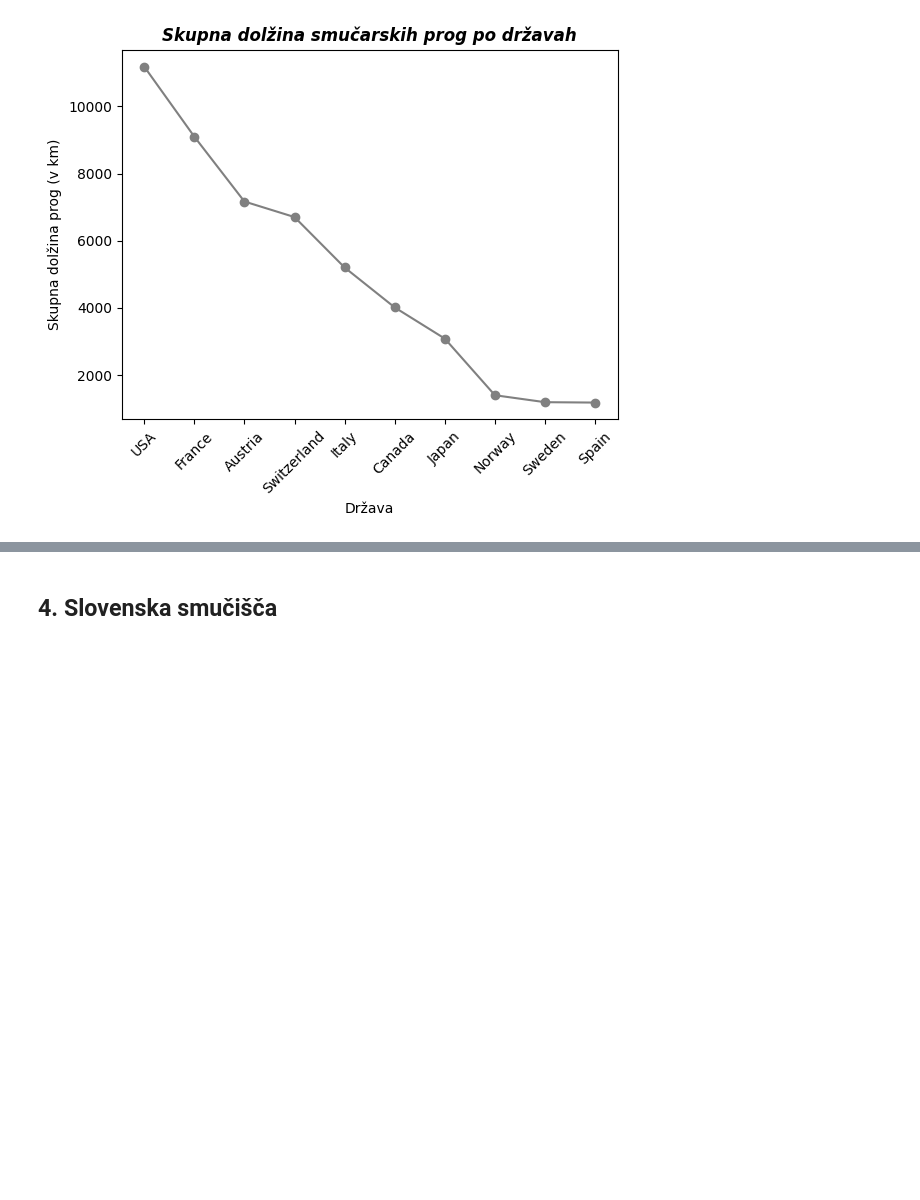
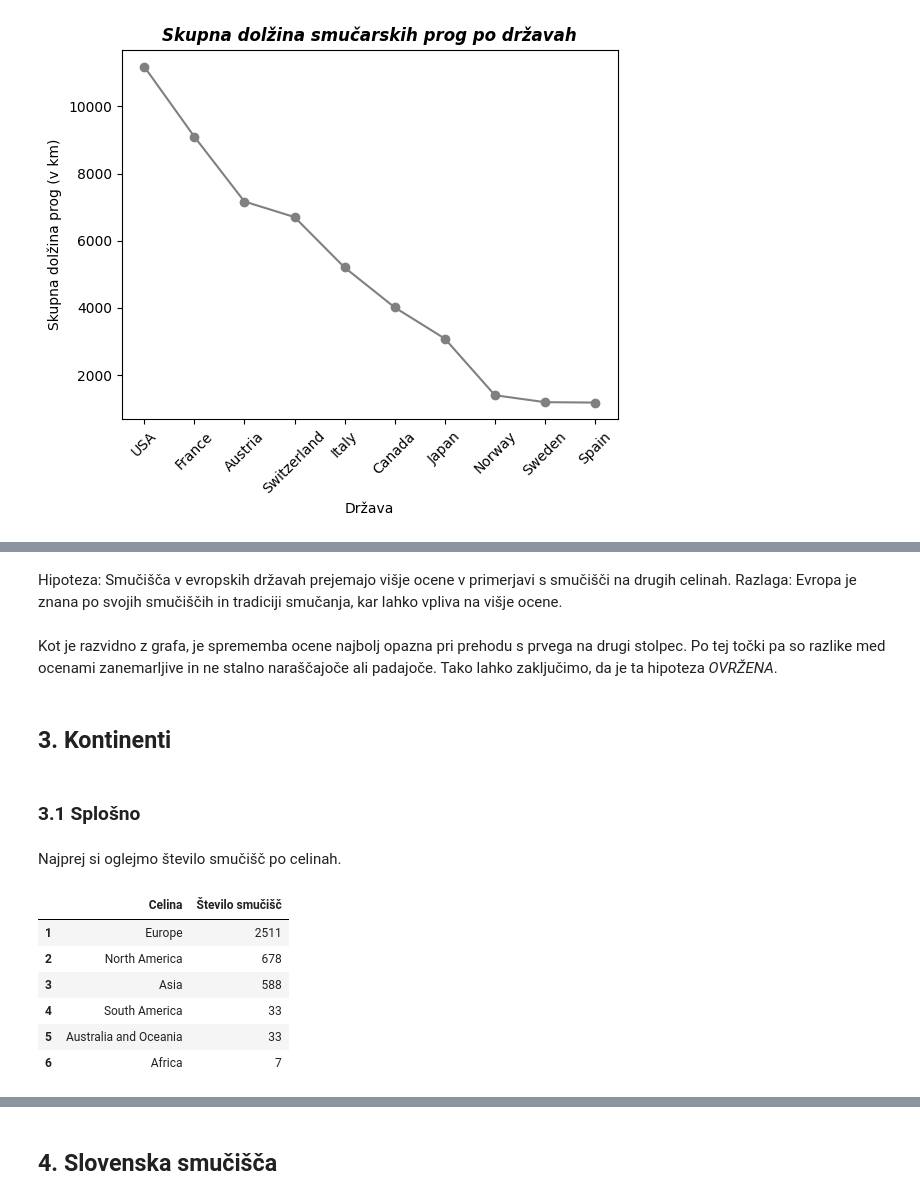
Before and after one commit to NejcZibret/ProjektnaNaloga2024, a Jupyter notebook: analiza.ipynb, the cells around one changed output, grey strips where cells are left out. Saved outputs shown, nothing was run; the diff lists cells and outputs as text; code cells hidden in the pictures; blank space fills up the shorter version.

```diff
--- a/analiza.ipynb
+++ b/analiza.ipynb
@@ -518,0 +550,24 @@ Predpostavljamo, da smučišča, ki se nahajajo v bolj znanih ali večjih smuča
+# %% [markdown]
+Hipoteza: Smučišča v evropskih državah prejemajo višje ocene v primerjavi s smučišči na drugih celinah.
+Razlaga: Evropa je znana po svojih smučiščih in tradiciji smučanja, kar lahko vpliva na višje ocene.
+# %% [markdown]
+Kot je razvidno z grafa, je sprememba ocene najbolj opazna pri prehodu s prvega na drugi stolpec. Po tej točki pa so razlike med ocenami zanemarljive in ne stalno naraščajoče ali padajoče. Tako lahko zaključimo, da je ta hipoteza _OVRŽENA_.
+# %% [markdown]
+# <h2>3. Kontinenti</h2>
+# %% [markdown]
+<h3>3.1 Splošno</h3>
+# %% [markdown]
+Najprej si oglejmo število smučišč po celinah.
+# %%
+smucisca_po_celinah = smucisca['celina'].value_counts().reset_index()
+smucisca_po_celinah.index += 1
+smucisca_po_celinah.columns = ['Celina', 'Število smučišč']
+smucisca_po_celinah
+# %% [output]
+|  | Celina | Število smučišč |
+| 1 | Europe | 2511 |
+| 2 | North America | 678 |
+| 3 | Asia | 588 |
+| 4 | South America | 33 |
+| 5 | Australia and Oceania | 33 |
+| 6 | Africa | 7 |
```
Also changed, not shown: parts of 27 cells of this notebook, 4 other files.
